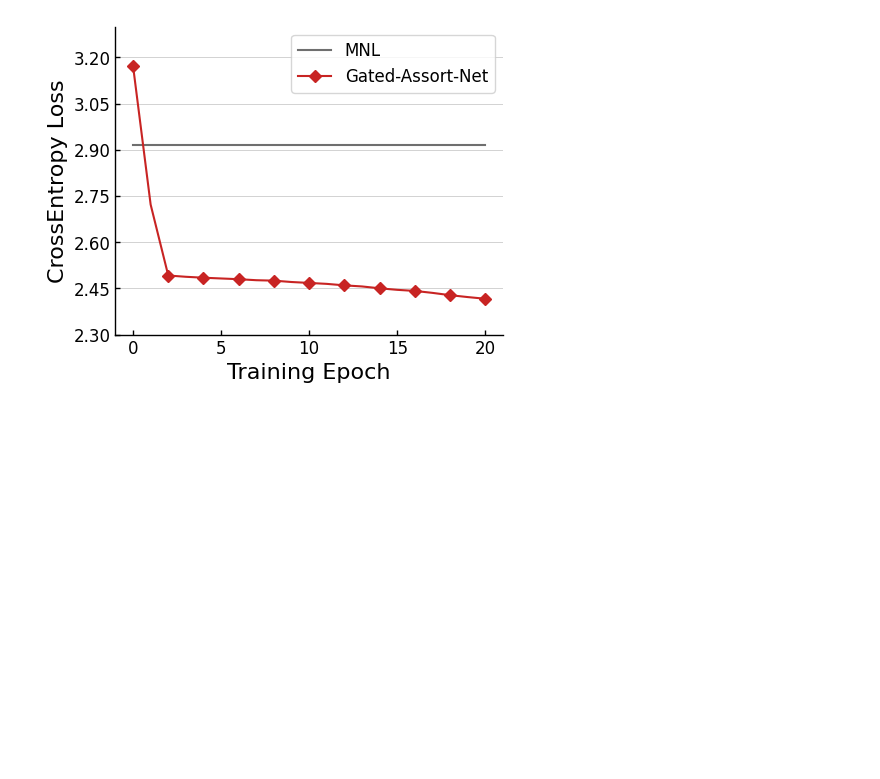
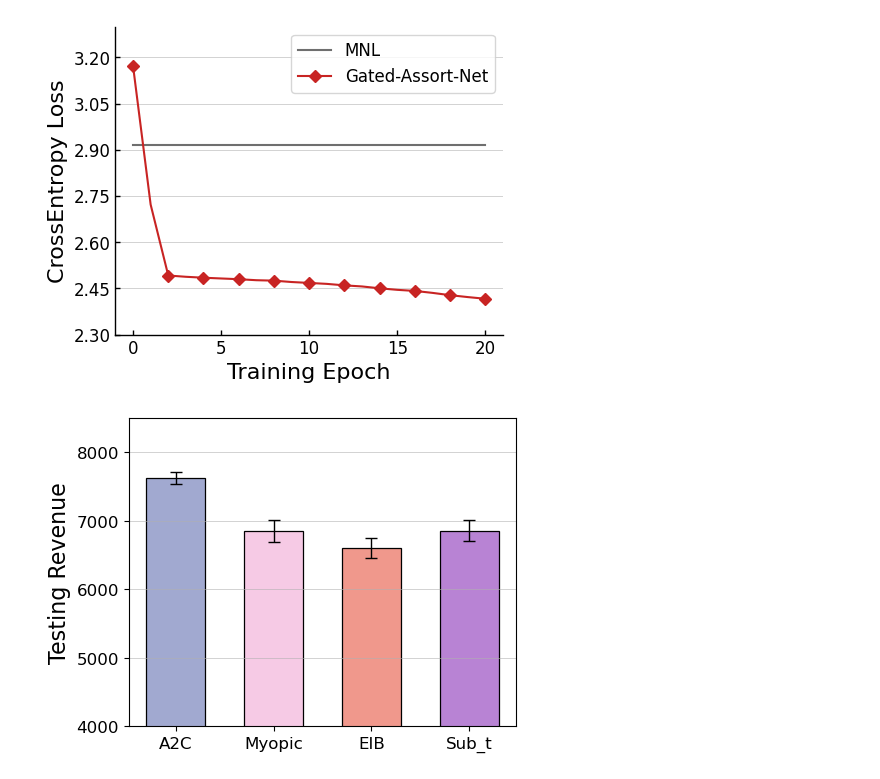
Before and after one commit to DRL-OM/DRL-assortment, a Jupyter notebook: realdata/plot.ipynb, the cells around one changed output. Saved outputs shown, nothing was run; the diff lists cells and outputs as text; code cells hidden in the pictures; blank space fills up the shorter version.

```diff
--- a/realdata/plot.ipynb
+++ b/realdata/plot.ipynb
@@ -176,3 +93,43 @@ plt.legend(loc='best',prop = {'size':12})
 plt.savefig(r'plot/'+'Expedia_CrossEntropy_Loss'+'.pdf', dpi=600, format='pdf',bbox_inches = 'tight')
 # %% [output]
 [figure]
+# %%
+name = '0A2C2023-04-23-12-00-01'
+with open(r'log/' + name, 'r') as f:
+    data = f.readlines()
+    sub_list = []
+    Myopic_list = []
+    EIB_list = []
+    for line in data:
+        if 'mean test reward:' in line:
+            sub_list.append(float(line.split(',')[-1]))
+            Myopic_list.append(float(line.split(',')[-3]))
+            EIB_list.append(float(line.split(',')[-2]))
+name = 'A2C2023-05-01-00-11-44'
+with open(r'log/' + name, 'r') as f:
+    data = f.readlines()
+    seller_list = []
+    for line in data:
+        if 'mean test reward:' in line:
+            seller_list.append(float(line.split(',')[-5][-8:]))
+
+
+y = [np.mean(seller_list)*286.45,np.mean(Myopic_list)*286.45, np.mean(EIB_list)*286.45, np.mean(sub_list)*286.45]
+
+fig, ax = plt.subplots(nrows=1, ncols=1, figsize=(5, 4))
+std_err = [(np.array(seller_list).std())*286.45,
+           (np.array(Myopic_list).std())*286.45,(np.array(EIB_list).std())*286.45,(np.array(sub_list).std())*286.45]
+error_params=dict(elinewidth=1,ecolor='black',capsize=4)#设置误差标记参数
+
+ax.bar([1,2,3,4],y,width=0.6,color=['#A1A9D0','#F6CAE5','#F0988C','#B883D4'],edgecolor='black',linewidth=0.9,yerr=std_err,error_kw=error_params,\
+                    tick_label=['A2C', 'Myopic', 'EIB', 'Sub_t'])
+ax.set_ylim(4000,8500)
+ax.set_yticks(range(4000,8500,1000),size=12)
+plt.ylabel('Testing Revenue',size=16)
+plt.tick_params(axis='x',labelsize=12)
+plt.tick_params(axis='y',labelsize=12)
+plt.grid(b=True, which='major',axis='y',linewidth=0.4 )
+plt.savefig(r'plot/'+'expedia'+'_test'+'.pdf', dpi=600, format='pdf',bbox_inches = 'tight')
+plt.show()
+# %% [output]
+[figure, added]
```
Also changed, not shown: parts of 7 cells of this notebook, 5 other files.
